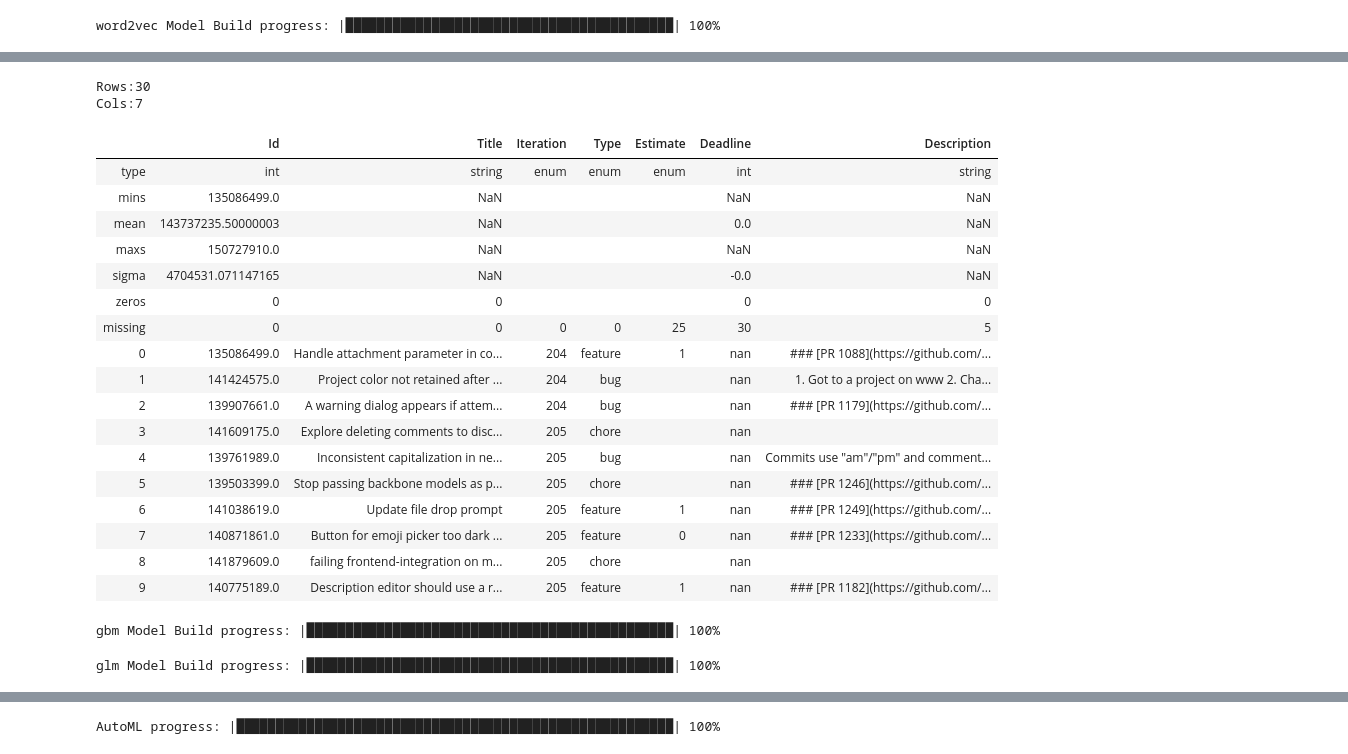
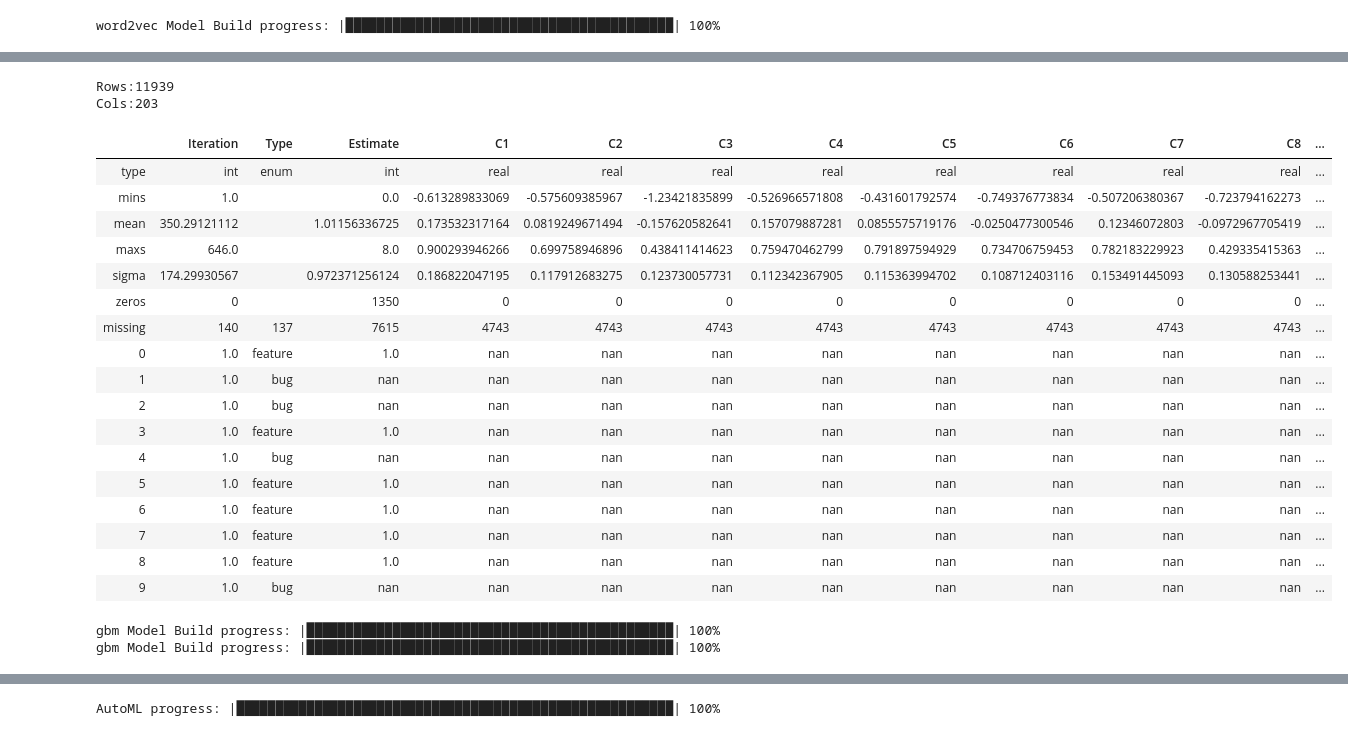
Before and after one commit to jeanettehead/tracker-ml, a Jupyter notebook: tracker_models.ipynb, the cells around one changed output, grey strips where cells are left out. Cells and saved outputs as stored; diff of their text form; code cells hidden in the pictures.

Commit message:
better algorithms To get the data you had, make estimate not a factor

```diff
--- a/tracker_models.ipynb
+++ b/tracker_models.ipynb
@@ -126,8 +133,11 @@ words.head()
 from h2o.estimators.word2vec import H2OWord2vecEstimator
 
 # This takes time to run - left commented out
-w2v_model = H2OWord2vecEstimator(vec_size = 100, model_id = "w2v.hex")
-w2v_model.train(training_frame=words)
+description_w2v_model = H2OWord2vecEstimator(vec_size = 100, model_id = "w2v.hex")
+description_w2v_model.train(training_frame=all_text)
+
+# title_w2v_model = H2OWord2vecEstimator(vec_size = 100, model_id = "w2v.hex")
+# title_w2v_model.train(training_frame=titles)
 # %% [output]
 word2vec Model Build progress: |██████████████████████████████████████████| 100%
 # %%
@@ -140,0 +153,6 @@ OrderedDict([('description', 0.9480673670768738),
+# %%
+description_vecs = description_w2v_model.transform(descriptions, aggregate_method = "AVERAGE")
+title_vecs = description_w2v_model.transform(titles, aggregate_method = "AVERAGE")
+title_vecs.names = ["title_" + t for t in title_vecs.names]
+
+title_vecs
@@ -140,0 +171,5 @@ OrderedDict([('description', 0.9480673670768738),
+# %%
+df_edited = df_factors.cbind(description_vecs)
+df_edited_title = df_factors.cbind(description_vecs).cbind(title_vecs)
+
+df_edited.head()
@@ -141,28 +188,29 @@ OrderedDict([('description', 0.9480673670768738),
 # %%
-df_edited = preprocess(df)
 
 train,test,valid = df_edited.split_frame(ratios=[.85, .1], seed = seed)
+train_title,test_title,valid_title = df_edited_title.split_frame(ratios=[.85, .1], seed = seed)
 # %%
+train_title.na_omit()
 # See that the data is ready
-train.describe()
+train_title.describe()
 # %% [output]
-Rows:30
-Cols:7
+Rows:11939
+Cols:203
-|  | Id | Title | Iteration | Type | Estimate | Deadline | Description |
-| type | int | string | enum | enum | enum | int | string |
-| mins | 135086499.0 | NaN |  |  |  | NaN | NaN |
-| mean | 143737235.50000003 | NaN |  |  |  | 0.0 | NaN |
-| maxs | 150727910.0 | NaN |  |  |  | NaN | NaN |
-| sigma | 4704531.071147165 | NaN |  |  |  | -0.0 | NaN |
-| zeros | 0 | 0 |  |  |  | 0 | 0 |
-| missing | 0 | 0 | 0 | 0 | 25 | 30 | 5 |
-| 0 | 135086499.0 | Handle attachment parameter in co... | 204 | feature | 1 | nan | ### [PR 1088](https://github.com/... |
-| 1 | 141424575.0 | Project color not retained after ... | 204 | bug |  | nan | 1. Got to a project on www 2. Cha... |
-| 2 | 139907661.0 | A warning dialog appears if attem... | 204 | bug |  | nan | ### [PR 1179](https://github.com/... |
-| 3 | 141609175.0 | Explore deleting comments to disc... | 205 | chore |  | nan |  |
-| 4 | 139761989.0 | Inconsistent capitalization in ne... | 205 | bug |  | nan | Commits use "am"/"pm" and comment... |
-| 5 | 139503399.0 | Stop passing backbone models as p... | 205 | chore |  | nan | ### [PR 1246](https://github.com/... |
-| 6 | 141038619.0 | Update file drop prompt | 205 | feature | 1 | nan | ### [PR 1249](https://github.com/... |
-| 7 | 140871861.0 | Button for emoji picker too dark ... | 205 | feature | 0 | nan | ### [PR 1233](https://github.com/... |
-| 8 | 141879609.0 | failing frontend-integration on m... | 205 | chore |  | nan |  |
-| 9 | 140775189.0 | Description editor should use a r... | 205 | feature | 1 | nan | ### [PR 1182](https://github.com/... |
+|  | Iteration | Type | Estimate | C1 | C2 | C3 | C4 | C5 | C6 | C7 | C8 | ... |
+| type | int | enum | int | real | real | real | real | real | real | real | real | ... |
+| mins | 1.0 |  | 0.0 | -0.613289833069 | -0.575609385967 | -1.23421835899 | -0.526966571808 | -0.431601792574 | -0.749376773834 | -0.507206380367 | -0.723794162273 | ... |
+| mean | 350.29121112 |  | 1.01156336725 | 0.173532317164 | 0.0819249671494 | -0.157620582641 | 0.157079887281 | 0.0855575719176 | -0.0250477300546 | 0.12346072803 | -0.0972967705419 | ... |
+| maxs | 646.0 |  | 8.0 | 0.900293946266 | 0.699758946896 | 0.438411414623 | 0.759470462799 | 0.791897594929 | 0.734706759453 | 0.782183229923 | 0.429335415363 | ... |
+| sigma | 174.29930567 |  | 0.972371256124 | 0.186822047195 | 0.117912683275 | 0.123730057731 | 0.112342367905 | 0.115363994702 | 0.108712403116 | 0.153491445093 | 0.130588253441 | ... |
+| zeros | 0 |  | 1350 | 0 | 0 | 0 | 0 | 0 | 0 | 0 | 0 | ... |
+| missing | 140 | 137 | 7615 | 4743 | 4743 | 4743 | 4743 | 4743 | 4743 | 4743 | 4743 | ... |
+| 0 | 1.0 | feature | 1.0 | nan | nan | nan | nan | nan | nan | nan | nan | ... |
+| 1 | 1.0 | bug | nan | nan | nan | nan | nan | nan | nan | nan | nan | ... |
+| 2 | 1.0 | bug | nan | nan | nan | nan | nan | nan | nan | nan | nan | ... |
+| 3 | 1.0 | feature | 1.0 | nan | nan | nan | nan | nan | nan | nan | nan | ... |
+| 4 | 1.0 | bug | nan | nan | nan | nan | nan | nan | nan | nan | nan | ... |
+| 5 | 1.0 | feature | 1.0 | nan | nan | nan | nan | nan | nan | nan | nan | ... |
+| 6 | 1.0 | feature | 1.0 | nan | nan | nan | nan | nan | nan | nan | nan | ... |
+| 7 | 1.0 | feature | 1.0 | nan | nan | nan | nan | nan | nan | nan | nan | ... |
+| 8 | 1.0 | feature | 1.0 | nan | nan | nan | nan | nan | nan | nan | nan | ... |
+| 9 | 1.0 | bug | nan | nan | nan | nan | nan | nan | nan | nan | nan | ... |
@@ -169,12 +227,11 @@ Cols:7
 # %%
 # Run GBM
 gbm_model = H2OGradientBoostingEstimator(distribution = "gaussian", ntrees=100, learn_rate=.01)
-gbm_model.train(x=list(range(0,train.ncol - 1)), y="count", training_frame=train, validation_frame=train)
+gbm_model.train(x=predictors, y="Estimate", training_frame=train, validation_frame=valid)
+
+# Run GBM for title
+gbm_model_title = H2OGradientBoostingEstimator(distribution = "gaussian", ntrees=100, learn_rate=.01)
+gbm_model_title.train(x=predictors_title, y="Estimate", training_frame=train_title, validation_frame=valid_title)
 # %% [output]
 gbm Model Build progress: |███████████████████████████████████████████████| 100%
+gbm Model Build progress: |███████████████████████████████████████████████| 100%
-# %%
-# Run GLM
-glm_model = H2OGeneralizedLinearEstimator(family= "gaussian", lambda_ = 0, compute_p_values = True)
-glm_model.train(x=list(range(0,train.ncol - 1)), y="count", training_frame=train, validation_frame=train)
-# %% [output]
-glm Model Build progress: |███████████████████████████████████████████████| 100%
```
Also changed, not shown: parts of 21 cells of this notebook, 1 other file.
